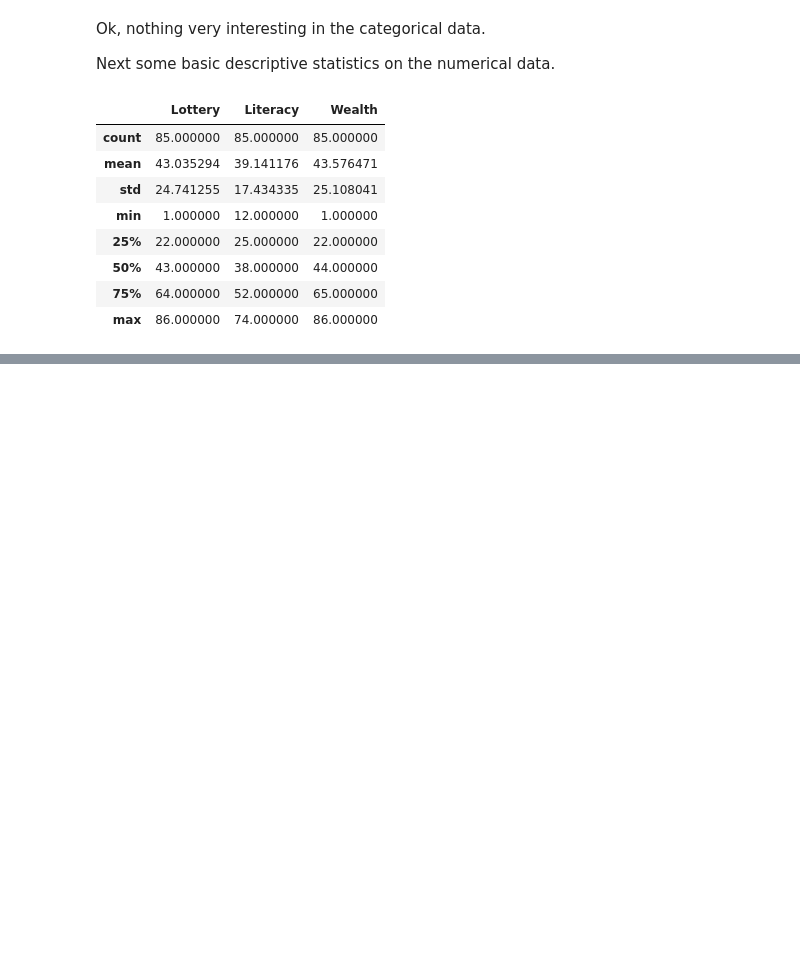
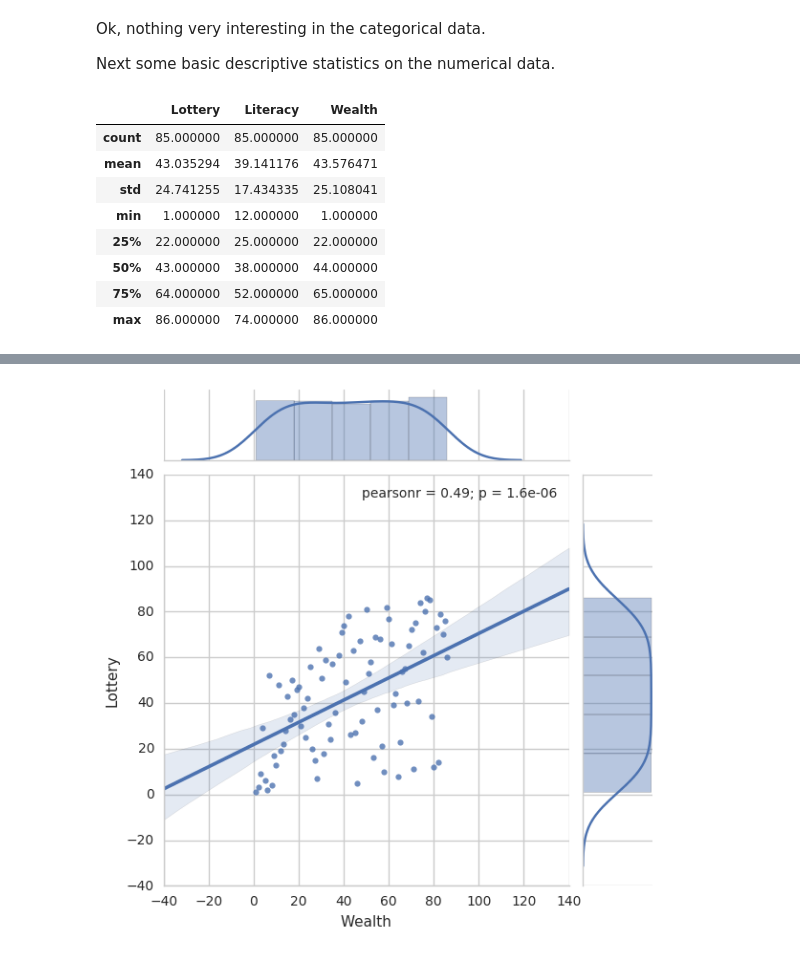
Before and after one commit to joshdevins/learning, a Jupyter notebook: notebooks/Guerry - Exploratory Data Analysis.ipynb, the cells around one changed output, grey strips where cells are left out. Saved outputs shown, nothing was run; the diff lists cells and outputs as text; code cells hidden in the pictures; blank space fills up the shorter version.

```diff
--- a/notebooks/Basic Data Exploration.ipynb
+++ b/notebooks/Guerry - Exploratory Data Analysis.ipynb
@@ -106,0 +134,6 @@ df[num_vars].iplot(kind='histogram', subplots=True)
+# %%
+g = sns.JointGrid(x='Wealth', y='Lottery', data=df)
+g = g.plot(sns.regplot, sns.distplot)
+g = g.annotate(scipy.stats.pearsonr)
+# %% [output]
+[figure, added]
```
Also changed, not shown: parts of 26 cells of this notebook, 2 other files.
